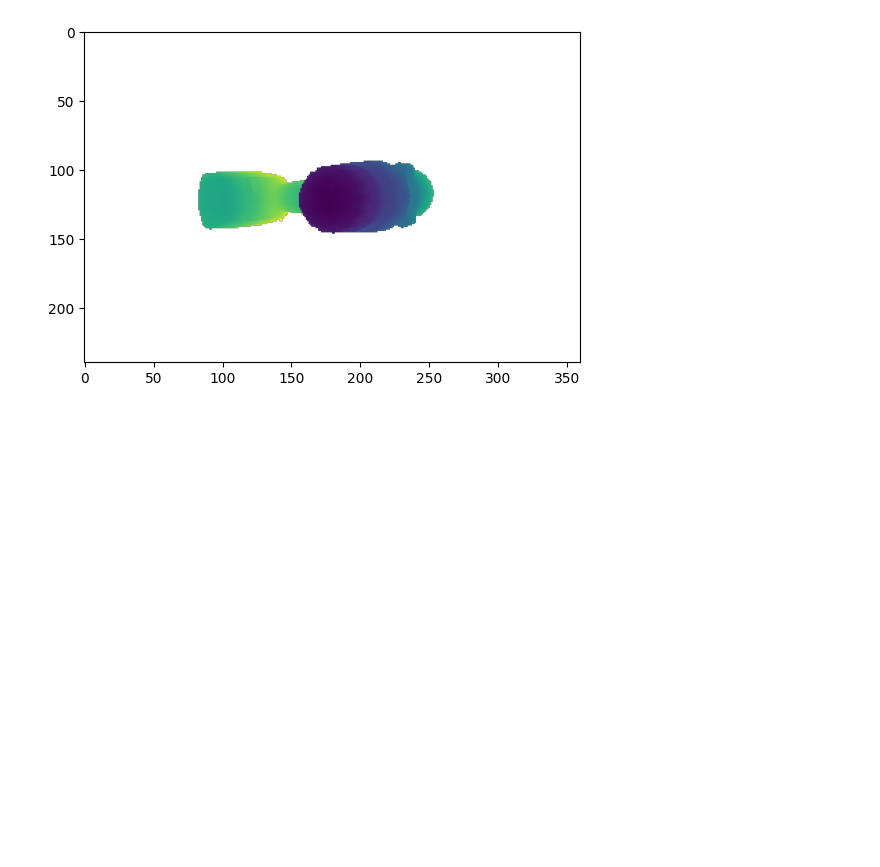
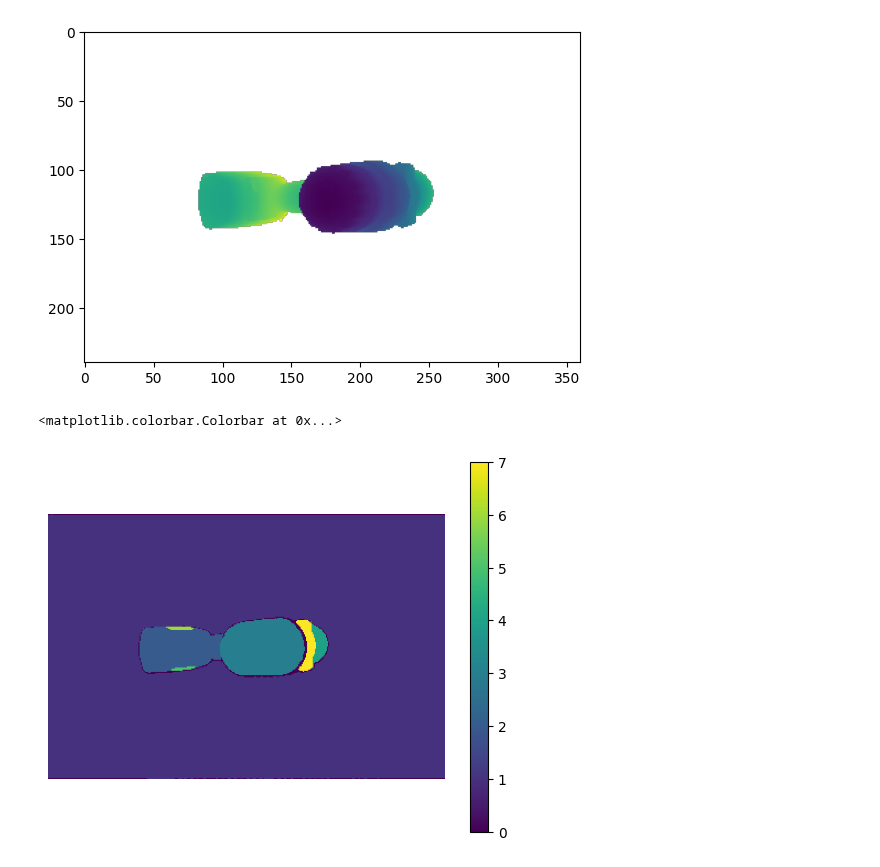
Before and after one commit to 10Electra/MSc-Project, a Jupyter notebook: notebooks/scanner.ipynb, the cells around one changed output. Saved outputs shown, nothing was run; the diff lists cells and outputs as text; code cells hidden in the pictures; blank space fills up the shorter version.

```diff
--- a/notebooks/scanner.ipynb
+++ b/notebooks/scanner.ipynb
@@ -7,3 +16,18 @@ from superprimitive_fusion.utils import bake_uv_to_vertex_colours, polar2cartesi
+# %%
+device0 = torch.device("cuda:0")
+device1 = torch.device("cuda:1")
+
+torch.autocast("cuda", dtype=torch.bfloat16).__enter__()
+if torch.cuda.get_device_properties(0).major >= 8:
+    torch.backends.cuda.matmul.allow_tf32 = True
+    torch.backends.cudnn.allow_tf32 = True
+# %%
+sam2_checkpoint = "../models/SAM2/sam2.1_hiera_large.pt"
+model_cfg = "configs/sam2.1/sam2.1_hiera_l.yaml"
+
+sam2 = build_sam2(model_cfg, sam2_checkpoint, device=device0, apply_postprocessing=False)
+
+mask_generator = SAM2AutomaticMaskGenerator(sam2)
 # %%
 mesh = o3d.io.read_triangle_mesh("../data/power-drill/textured.obj", enable_post_processing=True)
 
@@ -137,3 +111,4 @@ noise = (depth_error_std * np.random.randn(*t_hit.shape)).astype(np.float32)
 t_noisy = t_hit + noise
 verts = origins + dirs * t_noisy[..., None]
 verts = verts.reshape(-1, 3)
+valid = np.isfinite(verts).all(axis=1)
@@ -185,6 +127,19 @@ if mesh.has_vertex_colors():
     # invalid hits – set to black
     assert vcols is not None  # narrow type for mypy
     vcols.reshape(-1,3)[~valid] = np.full(3, 0.0)
+# %%
+masks = mask_generator.generate(vcols.astype(np.float32))
+# %%
+sp_regions = np.array([mask['segmentation'] for mask in masks])
+
+int_seg = get_integer_segments(sp_regions)
+
+plt.axis('off')
+plt.imshow(int_seg)
+plt.colorbar()
+# %% [output]
+<matplotlib.colorbar.Colorbar at 0x...>
+[figure, added]
 # %%
 ########################
 # Re‑construct surface #
```
Also changed, not shown: parts of 7 cells of this notebook, 6 other files.
